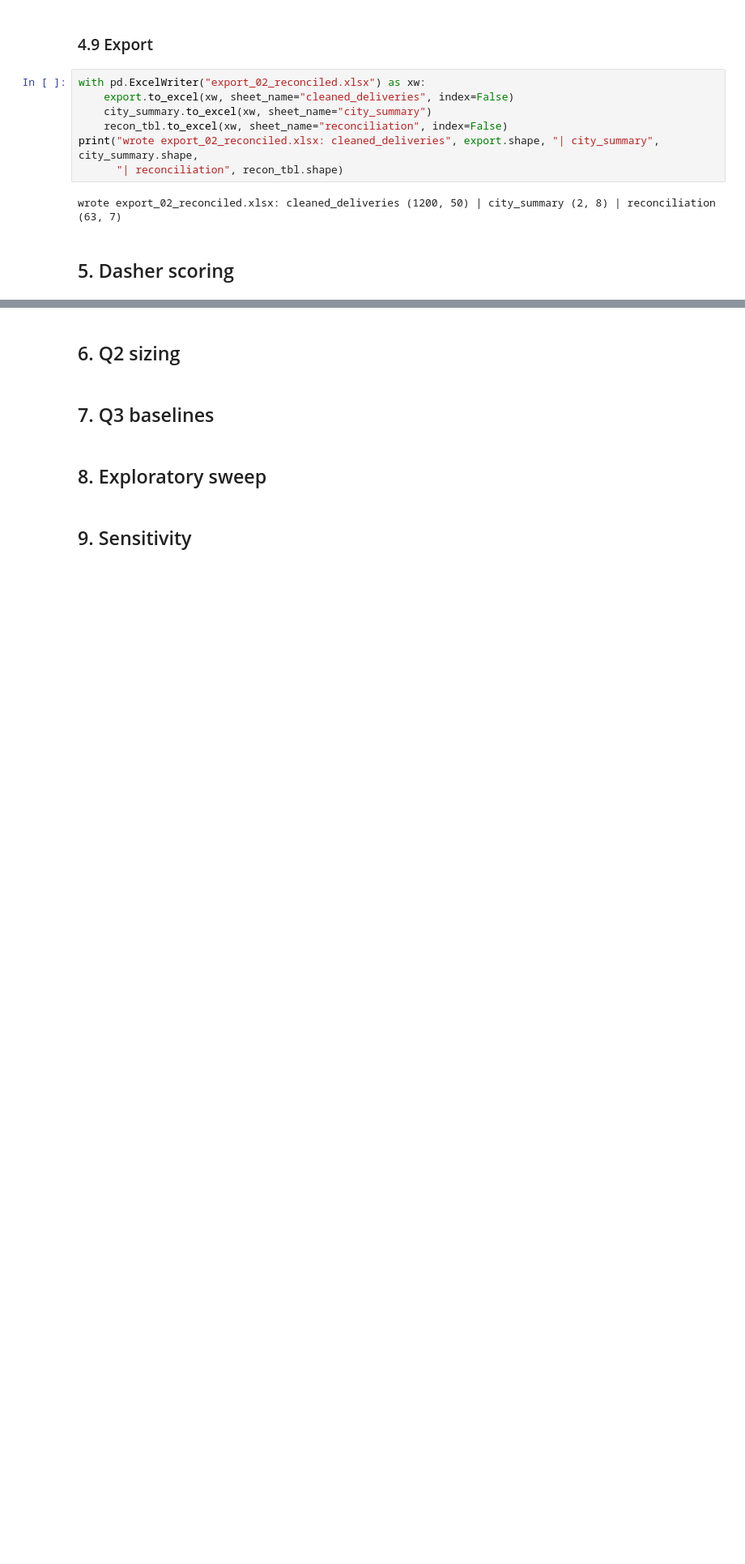
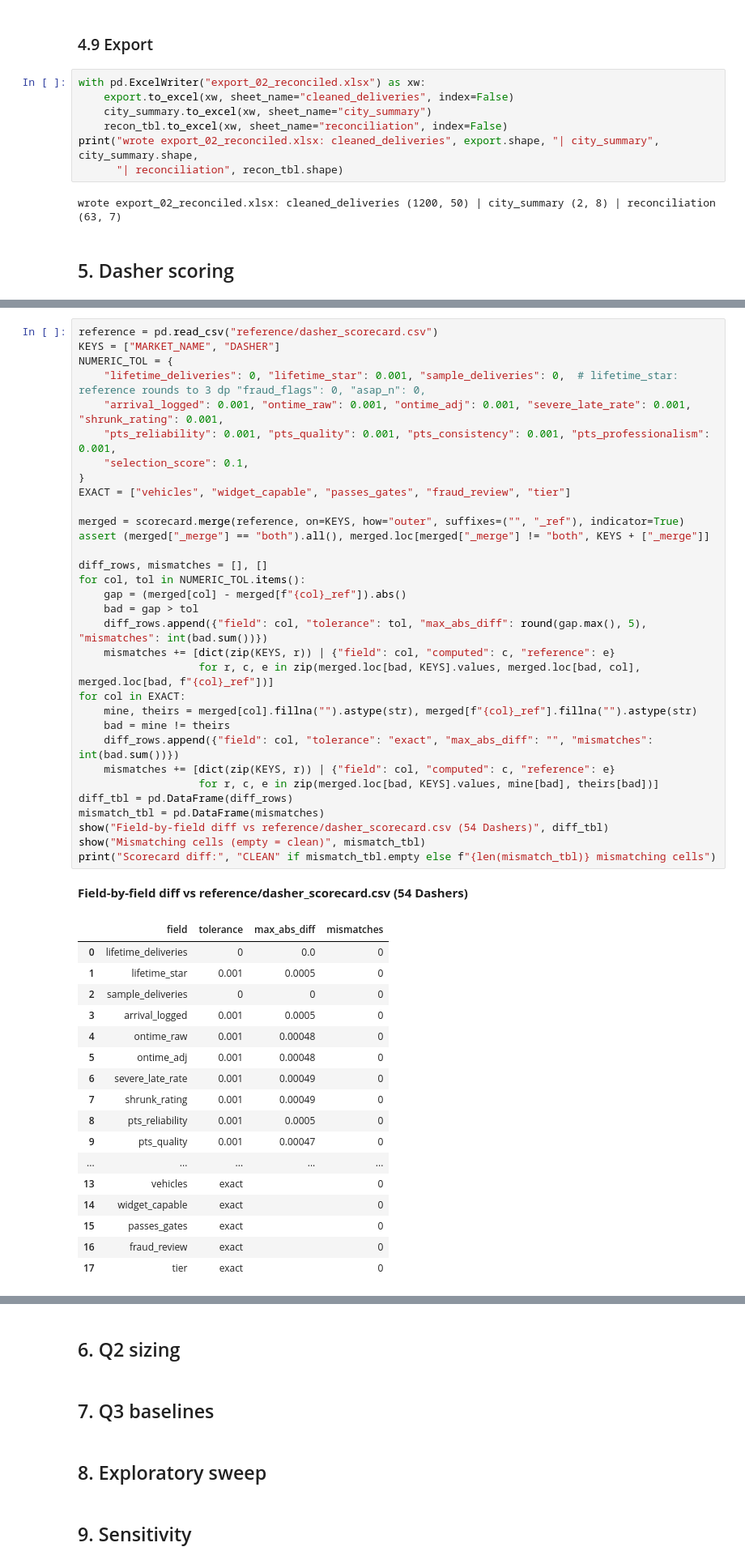
Before and after one commit to navya2392/widget-dasher-review, a Jupyter notebook: analysis.ipynb, the cells around one changed output, grey strips where cells are left out. Shown at 81% size. Saved outputs shown, nothing was run; the diff lists cells and outputs as text; blank space fills up the shorter version.

```diff
--- a/analysis.ipynb
+++ b/analysis.ipynb
@@ -1104,0 +1220,51 @@ wrote export_02_reconciled.xlsx: cleaned_deliveries (1200, 50) | city_summary (2
+# %%
+reference = pd.read_csv("reference/dasher_scorecard.csv")
+KEYS = ["MARKET_NAME", "DASHER"]
+NUMERIC_TOL = {
+    "lifetime_deliveries": 0, "lifetime_star": 0.001, "sample_deliveries": 0,  # lifetime_star: reference rounds to 3 dp "fraud_flags": 0, "asap_n": 0,
+    "arrival_logged": 0.001, "ontime_raw": 0.001, "ontime_adj": 0.001, "severe_late_rate": 0.001, "shrunk_rating": 0.001,
+    "pts_reliability": 0.001, "pts_quality": 0.001, "pts_consistency": 0.001, "pts_professionalism": 0.001,
+    "selection_score": 0.1,
+}
+EXACT = ["vehicles", "widget_capable", "passes_gates", "fraud_review", "tier"]
+
+merged = scorecard.merge(reference, on=KEYS, how="outer", suffixes=("", "_ref"), indicator=True)
+assert (merged["_merge"] == "both").all(), merged.loc[merged["_merge"] != "both", KEYS + ["_merge"]]
+
+diff_rows, mismatches = [], []
+for col, tol in NUMERIC_TOL.items():
+    gap = (merged[col] - merged[f"{col}_ref"]).abs()
+    bad = gap > tol
+    diff_rows.append({"field": col, "tolerance": tol, "max_abs_diff": round(gap.max(), 5), "mismatches": int(bad.sum())})
+    mismatches += [dict(zip(KEYS, r)) | {"field": col, "computed": c, "reference": e}
+                   for r, c, e in zip(merged.loc[bad, KEYS].values, merged.loc[bad, col], merged.loc[bad, f"{col}_ref"])]
+for col in EXACT:
+    mine, theirs = merged[col].fillna("").astype(str), merged[f"{col}_ref"].fillna("").astype(str)
+    bad = mine != theirs
+    diff_rows.append({"field": col, "tolerance": "exact", "max_abs_diff": "", "mismatches": int(bad.sum())})
+    mismatches += [dict(zip(KEYS, r)) | {"field": col, "computed": c, "reference": e}
+                   for r, c, e in zip(merged.loc[bad, KEYS].values, mine[bad], theirs[bad])]
+diff_tbl = pd.DataFrame(diff_rows)
+mismatch_tbl = pd.DataFrame(mismatches)
+show("Field-by-field diff vs reference/dasher_scorecard.csv (54 Dashers)", diff_tbl)
+show("Mismatching cells (empty = clean)", mismatch_tbl)
+print("Scorecard diff:", "CLEAN" if mismatch_tbl.empty else f"{len(mismatch_tbl)} mismatching cells")
+# %% [output]
+**Field-by-field diff vs reference/dasher_scorecard.csv (54 Dashers)**
+|  | field | tolerance | max_abs_diff | mismatches |
+| 0 | lifetime_deliveries | 0 | 0.0 | 0 |
+| 1 | lifetime_star | 0.001 | 0.0005 | 0 |
+| 2 | sample_deliveries | 0 | 0 | 0 |
+| 3 | arrival_logged | 0.001 | 0.0005 | 0 |
+| 4 | ontime_raw | 0.001 | 0.00048 | 0 |
+| 5 | ontime_adj | 0.001 | 0.00048 | 0 |
+| 6 | severe_late_rate | 0.001 | 0.00049 | 0 |
+| 7 | shrunk_rating | 0.001 | 0.00049 | 0 |
+| 8 | pts_reliability | 0.001 | 0.0005 | 0 |
+| 9 | pts_quality | 0.001 | 0.00047 | 0 |
+| ... | ... | ... | ... | ... |
+| 13 | vehicles | exact |  | 0 |
+| 14 | widget_capable | exact |  | 0 |
+| 15 | passes_gates | exact |  | 0 |
+| 16 | fraud_review | exact |  | 0 |
+| 17 | tier | exact |  | 0 |
```
Also changed, not shown: parts of 19 cells of this notebook.
